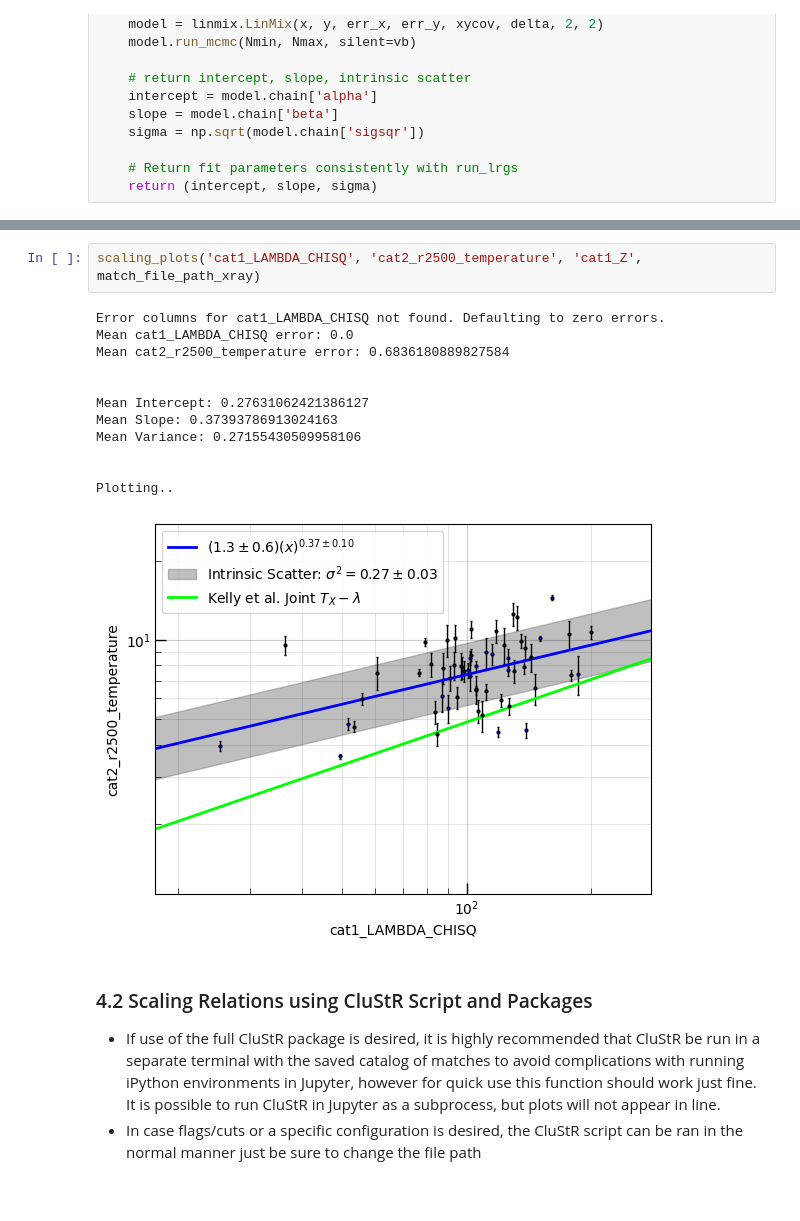
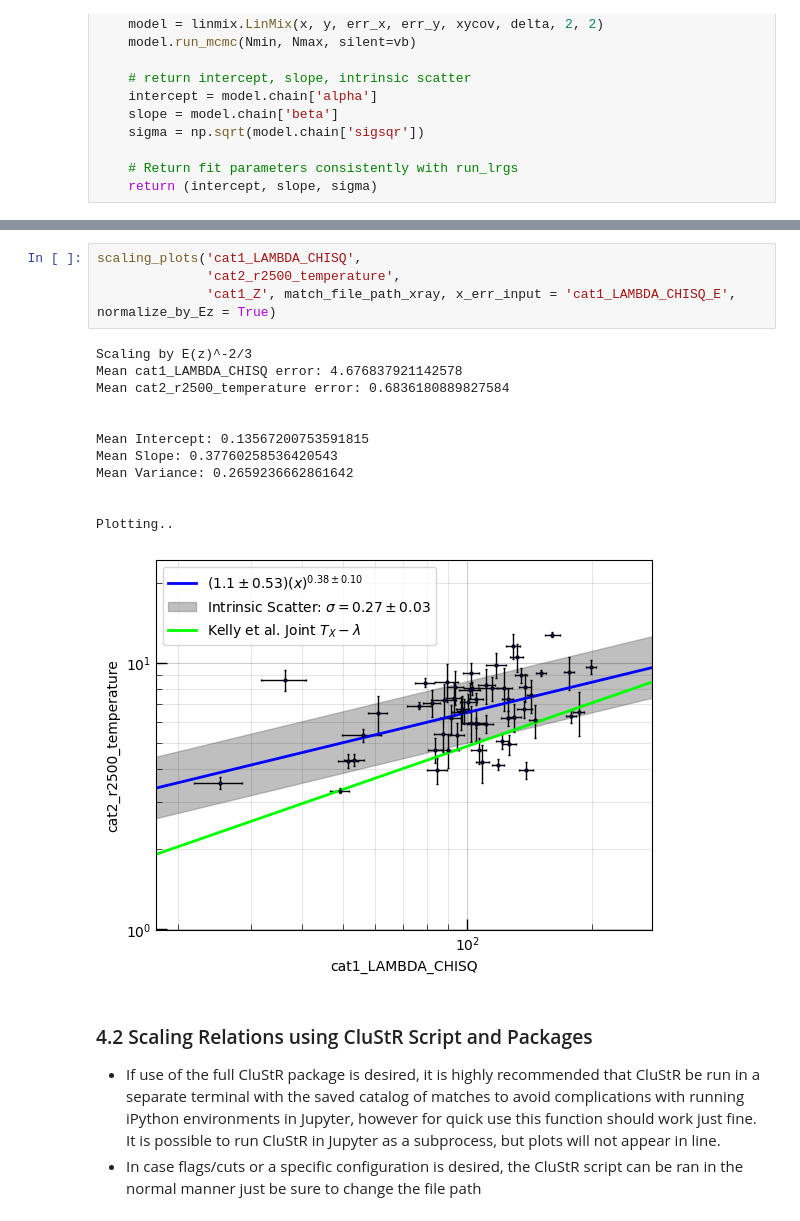
Before and after one commit to LSSTDESC/Initial-Cluster-Catalog-Validation, a Jupyter notebook: Cluster Validation Pipeline.ipynb, the cells around one changed output, grey strips where cells are left out. Cells and saved outputs as stored; diff of their text form.

Commit message:
updated scaling relations
added scaling by E(z) and more support for x and y errors based on input column

```diff
--- a/Cluster Validation Pipeline.ipynb
+++ b/Cluster Validation Pipeline.ipynb
@@ -944,18 +977,20 @@ Plotting..
 # %%
-scaling_plots('cat1_LAMBDA_CHISQ', 'cat2_r2500_temperature', 'cat1_Z', match_file_path_xray)
+scaling_plots('cat1_LAMBDA_CHISQ',
+              'cat2_r2500_temperature',
+              'cat1_Z', match_file_path_xray, x_err_input = 'cat1_LAMBDA_CHISQ_E', normalize_by_Ez = True)
 # %% [output]
-Error columns for cat1_LAMBDA_CHISQ not found. Defaulting to zero errors.
-Mean cat1_LAMBDA_CHISQ error: 0.0
+Scaling by E(z)^-2/3
+Mean cat1_LAMBDA_CHISQ error: 4.676837921142578
 Mean cat2_r2500_temperature error: 0.6836180889827584
 
 
-Mean Intercept: 0.27631062421386127
-Mean Slope: 0.37393786913024163
-Mean Variance: 0.27155430509958106
+Mean Intercept: 0.13567200753591815
+Mean Slope: 0.37760258536420543
+Mean Variance: 0.2659236662861642
 
 
 Plotting..
-[figure, old version]
+[figure, new version]
 # %% [markdown]
 ### 4.2 Scaling Relations using CluStR Script and Packages
 - If use of the full CluStR package is desired, it is highly recommended that CluStR be run in a separate terminal with the saved catalog of matches to avoid complications with running iPython environments in Jupyter, however for quick use this function should work just fine. It is possible to run CluStR in Jupyter as a subprocess, but plots will not appear in line.
```
Also changed, not shown: parts of 4 cells of this notebook.
